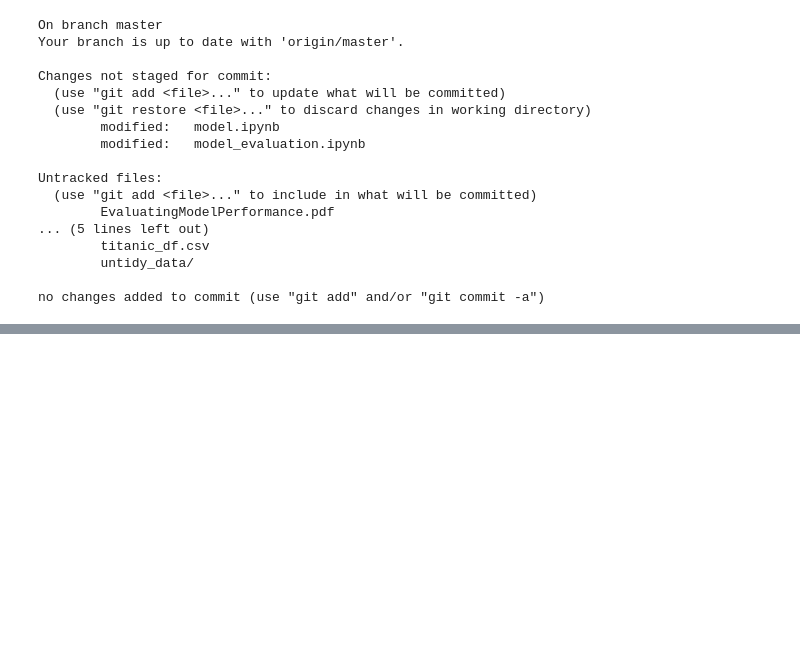
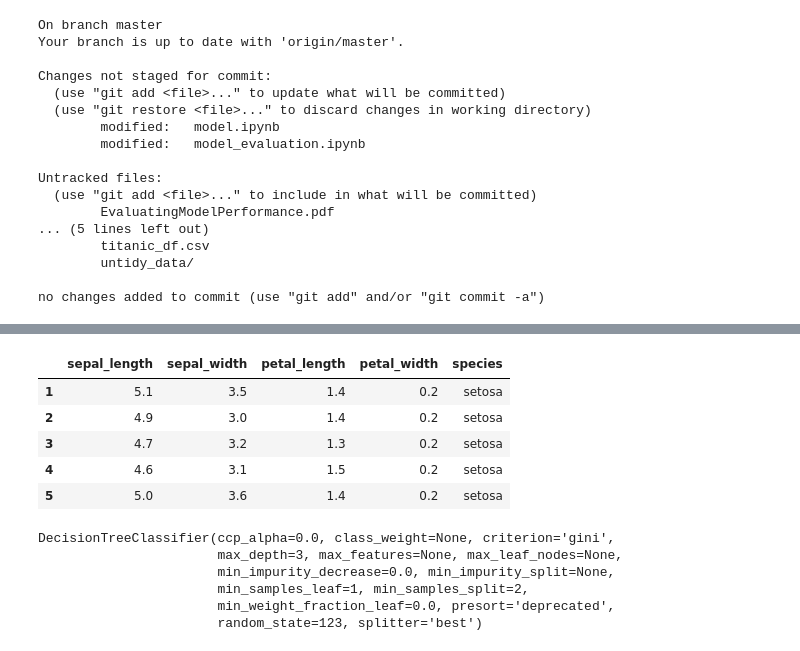
Before and after one commit to george887/classification_exercises, a Jupyter notebook: model.ipynb, the cells around one changed output, grey strips where cells are left out. Cells and saved outputs as stored; diff of their text form; code cells hidden in the pictures; blank space fills up the shorter version.

```diff
--- a/model.ipynb
+++ b/model.ipynb
@@ -435,0 +448,11 @@ no changes added to commit (use "git add" and/or "git commit -a")
+# %%
+# Cleaning up the data to get rid of capitalized letters and periods
+df.columns = [col.lower().replace('.', '_') for col in df]
+df.head()
+# %% [output]
+|  | sepal_length | sepal_width | petal_length | petal_width | species |
+| 1 | 5.1 | 3.5 | 1.4 | 0.2 | setosa |
+| 2 | 4.9 | 3.0 | 1.4 | 0.2 | setosa |
+| 3 | 4.7 | 3.2 | 1.3 | 0.2 | setosa |
+| 4 | 4.6 | 3.1 | 1.5 | 0.2 | setosa |
+| 5 | 5.0 | 3.6 | 1.4 | 0.2 | setosa |
@@ -435,0 +471,10 @@ no changes added to commit (use "git add" and/or "git commit -a")
+# %%
+# Fitting the data to the trained data
+clf.fit(X_train, y_train)
+# %% [output]
+DecisionTreeClassifier(ccp_alpha=0.0, class_weight=None, criterion='gini',
+                       max_depth=3, max_features=None, max_leaf_nodes=None,
+                       min_impurity_decrease=0.0, min_impurity_split=None,
+                       min_samples_leaf=1, min_samples_split=2,
+                       min_weight_fraction_leaf=0.0, presort='deprecated',
+                       random_state=123, splitter='best')
```
Also changed, not shown: parts of 13 cells of this notebook, 3 other files.
